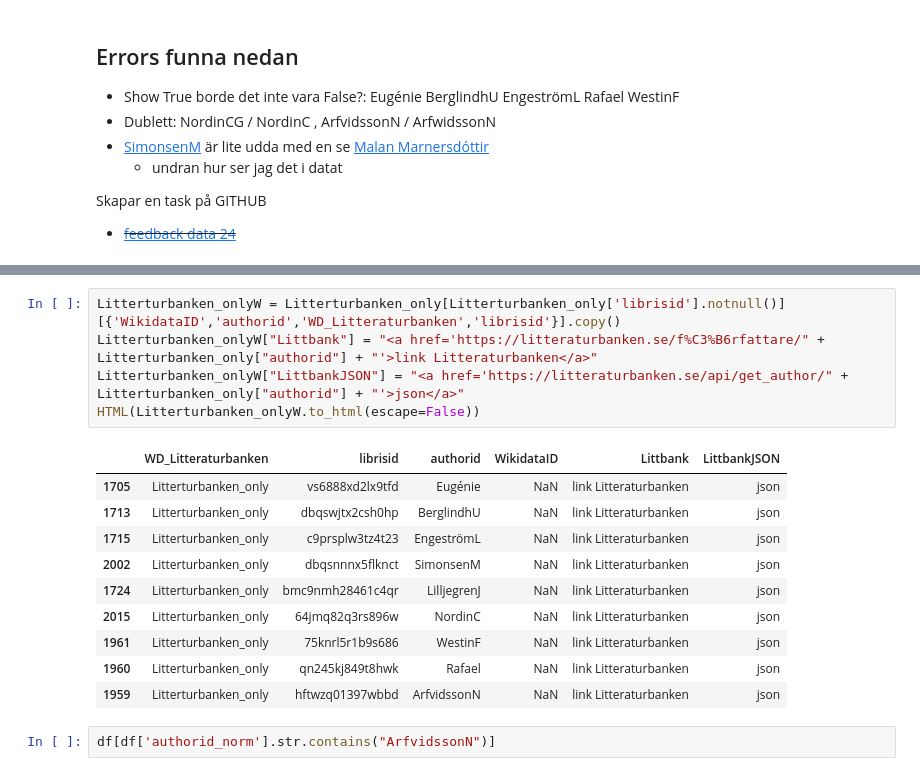
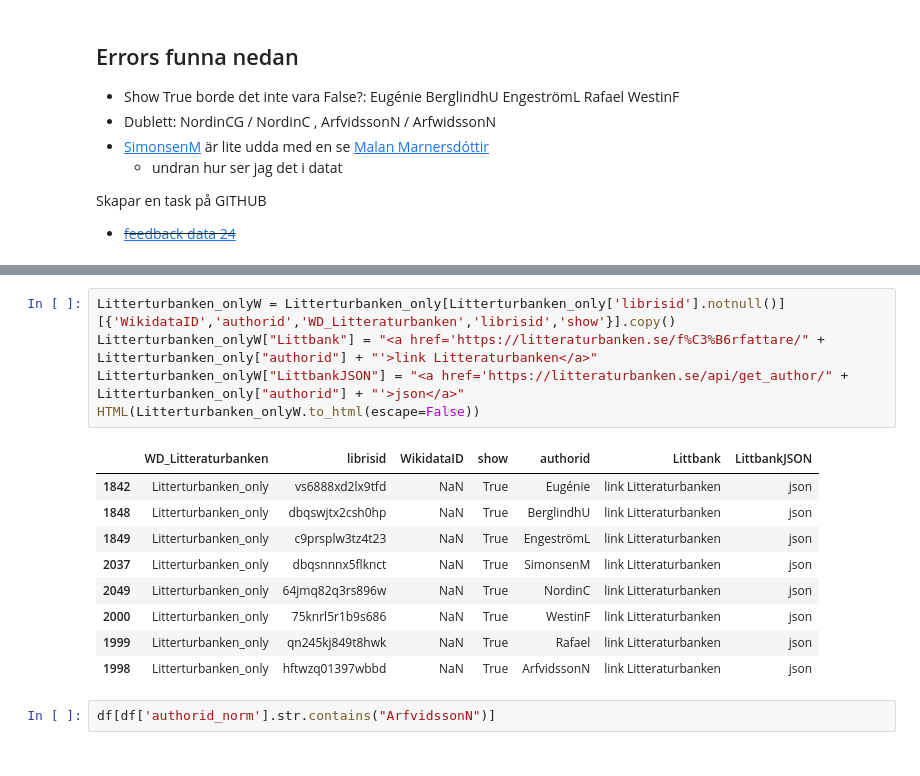
Before and after one commit to salgo60/open-data-examples, a Jupyter notebook: Litteraturbanken Author.ipynb, the cells around one changed output, grey strips where cells are left out. Drawn from its saved outputs; the diff is of its cells as text.

```diff
--- a/Litteraturbanken Author.ipynb
+++ b/Litteraturbanken Author.ipynb
@@ -622,19 +639,18 @@ Litterturbanken_only.head()
 # %%
-Litterturbanken_onlyW = Litterturbanken_only[Litterturbanken_only['librisid'].notnull()][{'WikidataID','authorid','WD_Litteraturbanken','librisid'}].copy()
+Litterturbanken_onlyW = Litterturbanken_only[Litterturbanken_only['librisid'].notnull()][{'WikidataID','authorid','WD_Litteraturbanken','librisid','show'}].copy()
 Litterturbanken_onlyW["Littbank"] = "<a href='https://litteraturbanken.se/f%C3%B6rfattare/" + Litterturbanken_only["authorid"] + "'>link Litteraturbanken</a>"
 Litterturbanken_onlyW["LittbankJSON"] = "<a href='https://litteraturbanken.se/api/get_author/" + Litterturbanken_only["authorid"] + "'>json</a>"
 HTML(Litterturbanken_onlyW.to_html(escape=False))
 # %% [output]
-|  | WD_Litteraturbanken | librisid | authorid | WikidataID | Littbank | LittbankJSON |
-| 1705 | Litterturbanken_only | vs6888xd2lx9tfd | Eugénie | NaN | link Litteraturbanken | json |
-| 1713 | Litterturbanken_only | dbqswjtx2csh0hp | BerglindhU | NaN | link Litteraturbanken | json |
-| 1715 | Litterturbanken_only | c9prsplw3tz4t23 | EngeströmL | NaN | link Litteraturbanken | json |
-| 2002 | Litterturbanken_only | dbqsnnnx5flknct | SimonsenM | NaN | link Litteraturbanken | json |
-| 1724 | Litterturbanken_only | bmc9nmh28461c4qr | LilljegrenJ | NaN | link Litteraturbanken | json |
-| 2015 | Litterturbanken_only | 64jmq82q3rs896w | NordinC | NaN | link Litteraturbanken | json |
-| 1961 | Litterturbanken_only | 75knrl5r1b9s686 | WestinF | NaN | link Litteraturbanken | json |
-| 1960 | Litterturbanken_only | qn245kj849t8hwk | Rafael | NaN | link Litteraturbanken | json |
-| 1959 | Litterturbanken_only | hftwzq01397wbbd | ArfvidssonN | NaN | link Litteraturbanken | json |
+|  | WD_Litteraturbanken | librisid | WikidataID | show | authorid | Littbank | LittbankJSON |
+| 1842 | Litterturbanken_only | vs6888xd2lx9tfd | NaN | True | Eugénie | link Litteraturbanken | json |
+| 1848 | Litterturbanken_only | dbqswjtx2csh0hp | NaN | True | BerglindhU | link Litteraturbanken | json |
+| 1849 | Litterturbanken_only | c9prsplw3tz4t23 | NaN | True | EngeströmL | link Litteraturbanken | json |
+| 2037 | Litterturbanken_only | dbqsnnnx5flknct | NaN | True | SimonsenM | link Litteraturbanken | json |
+| 2049 | Litterturbanken_only | 64jmq82q3rs896w | NaN | True | NordinC | link Litteraturbanken | json |
+| 2000 | Litterturbanken_only | 75knrl5r1b9s686 | NaN | True | WestinF | link Litteraturbanken | json |
+| 1999 | Litterturbanken_only | qn245kj849t8hwk | NaN | True | Rafael | link Litteraturbanken | json |
+| 1998 | Litterturbanken_only | hftwzq01397wbbd | NaN | True | ArfvidssonN | link Litteraturbanken | json |
 # %%
 df[df['authorid_norm'].str.contains("ArfvidssonN")]
 # %% [output]
```
Also changed, not shown: parts of 32 cells of this notebook, 5 other files.
